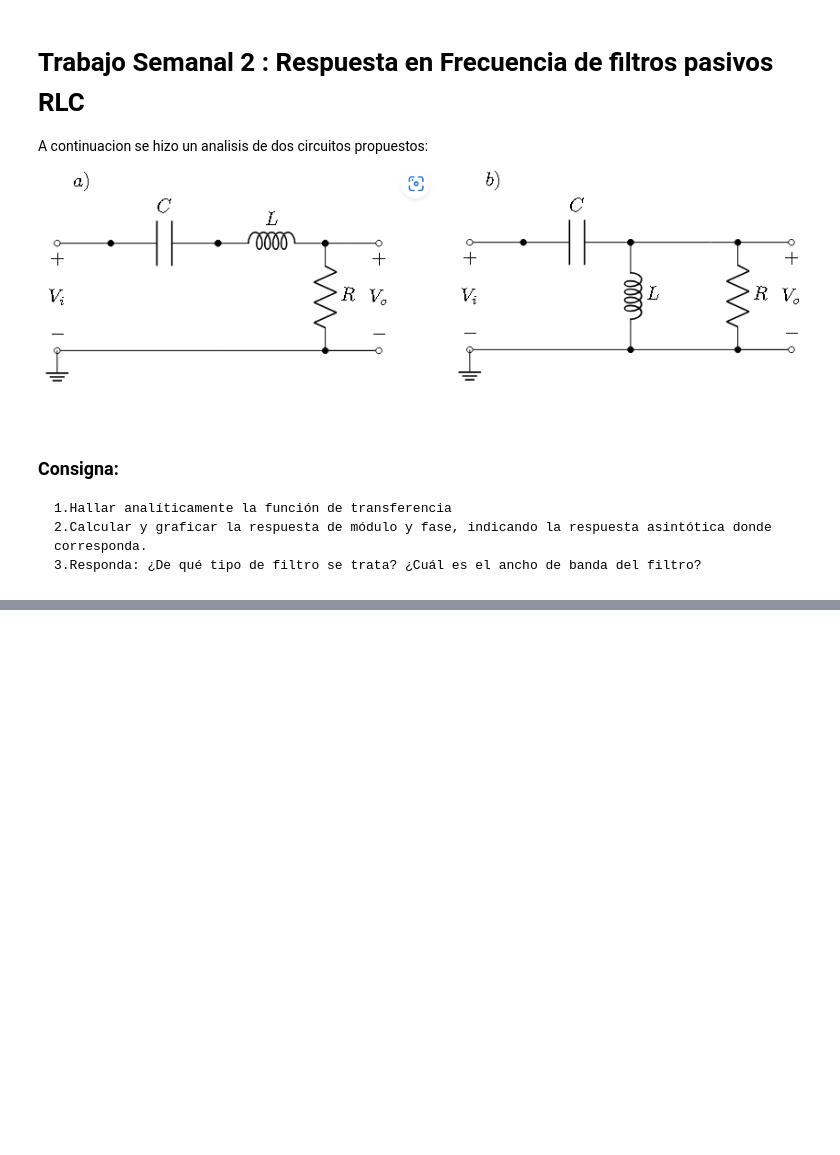
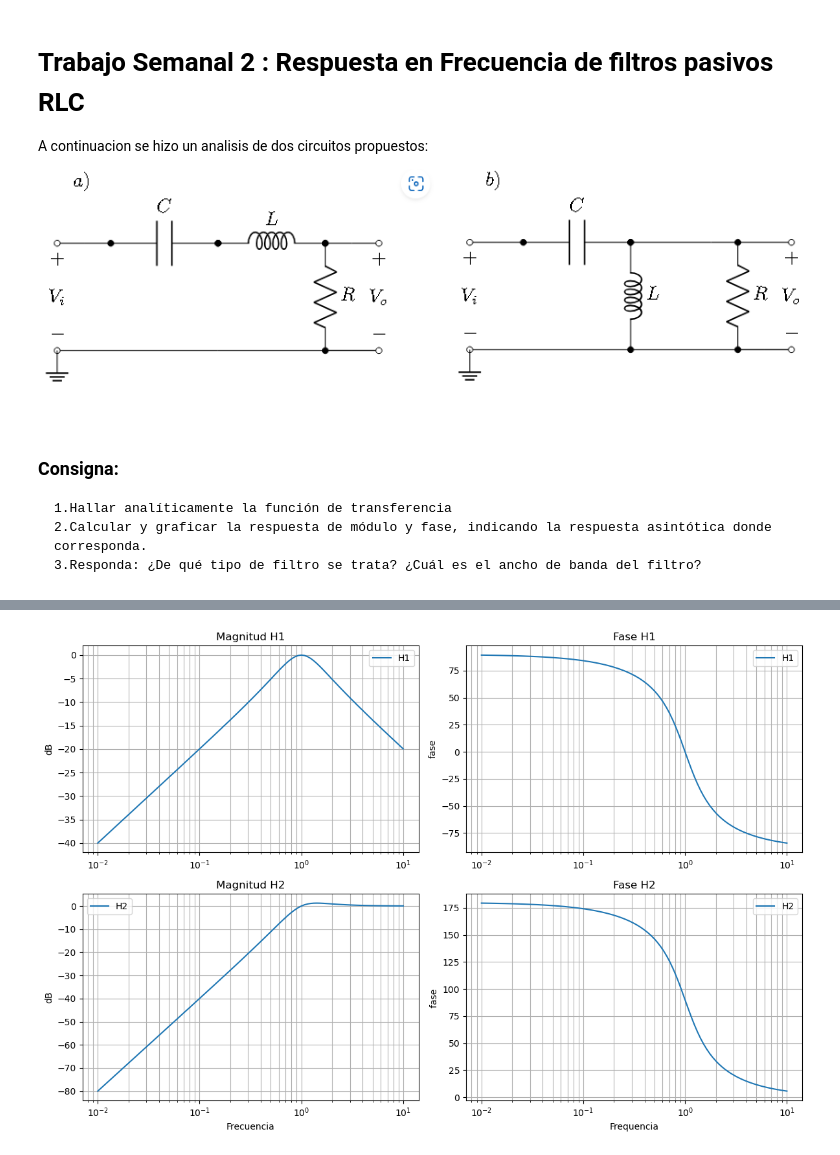
Before and after one commit to Joaquin11Sto/directorio_de_trabajo, a Jupyter notebook: Ts2.ipynb, the cells around one changed output, grey strips where cells are left out. Cells and saved outputs as stored; diff of their text form; code cells hidden in the pictures; blank space fills up the shorter version.

```diff
--- a/Ts2.ipynb
+++ b/Ts2.ipynb
@@ -16,0 +20,59 @@ A continuacion se hizo un analisis de dos circuitos propuestos:
+# %%
+import numpy as np
+import matplotlib.pyplot as plt
+from scipy import signal
+
+
+r = 1
+l = 1
+c= 1
+t_1= 10000
+tau_1= 1/r*c
+omega_cuadr_1= 1/l*c
+q = r/l
+H1 = signal.TransferFunction([1,0],[1,q/omega_cuadr_1,omega_cuadr_1])
+H2 =signal.TransferFunction([1,0,0],[1,tau_1,omega_cuadr_1])
+w1,mag1,phase1 = signal.bode(H1)
+w2,mag2, phase2 = signal.bode(H2)
+
+plt.figure(figsize=(12, 8))
+
+# Magnitud de H1
+plt.subplot(2, 2, 1)
+plt.semilogx(w1, mag1, label='H1')
+plt.title('Magnitud H1')
+plt.ylabel('dB')
+plt.grid(which='both', axis='both')
+plt.legend()
+
+# Fase de H1
+plt.subplot(2, 2, 2)
+plt.semilogx(w1, phase1, label='H1')
+plt.title('Fase H1')
+plt.ylabel('fase')
+plt.grid(which='both', axis='both')
+plt.legend()
+
+# Magnitud de H2
+plt.subplot(2, 2, 3)
+plt.semilogx(w2, mag2, label='H2')
+plt.title('Magnitud H2')
+plt.ylabel('dB')
+plt.xlabel('Frecuencia')
+plt.grid(which='both', axis='both')
+plt.legend()
+
+# Fase de H2
+plt.subplot(2, 2, 4)
+plt.semilogx(w2, phase2, label='H2')
+plt.title('Fase H2')
+plt.ylabel('fase ')
+plt.xlabel('Frequencia')
+plt.grid(which='both', axis='both')
+plt.legend()
+
+plt.tight_layout()
+plt.show()
+plt.show()
+# %% [output]
+[figure, added]
```
Also changed, not shown: parts of 5 cells of this notebook, 1 other file.
